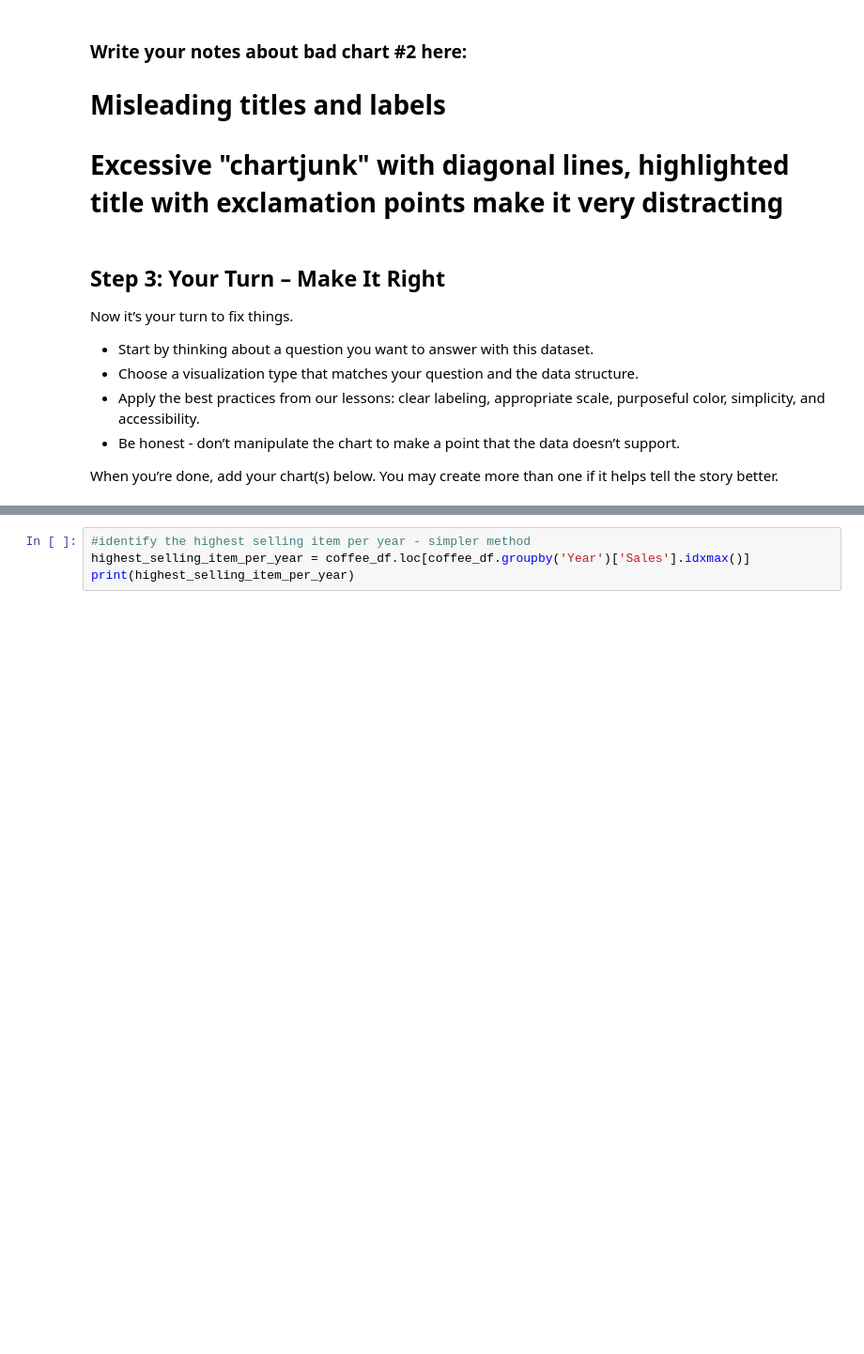
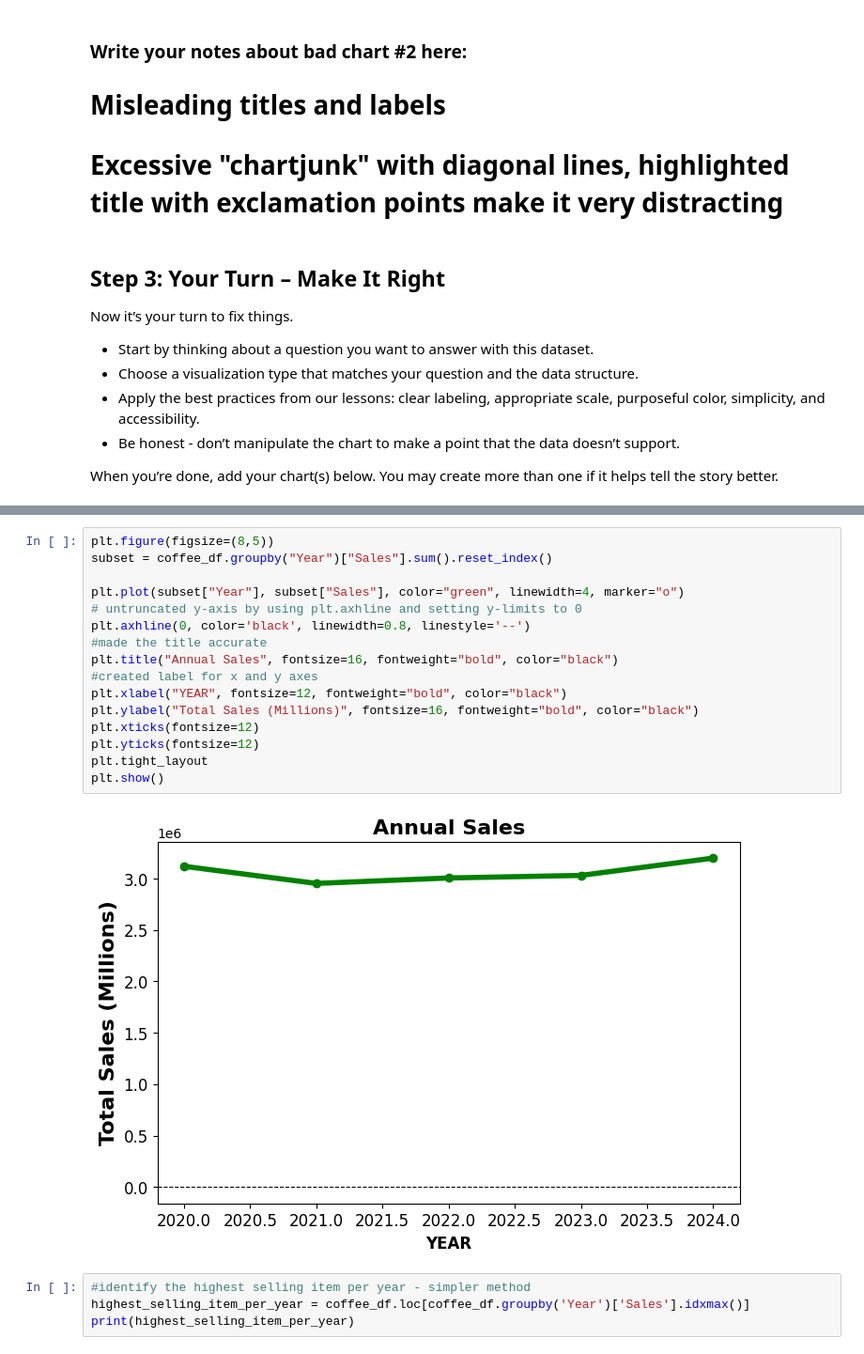
Before and after one commit to ryann1004/DA_M3_DataVizChallenge, a Jupyter notebook: data_viz_ethics_challenge.ipynb, the cells around one changed output, grey strips where cells are left out. Shown at 94% size. Saved outputs shown, nothing was run; the diff lists cells and outputs as text; blank space fills up the shorter version.

```diff
--- a/data_viz_ethics_challenge.ipynb
+++ b/data_viz_ethics_challenge.ipynb
@@ -108,6 +108,24 @@ plt.yticks(fontsize=10, fontweight="bold", color="black")
 plt.show()
 # %% [output]
 [figure]
+# %%
+plt.figure(figsize=(8,5))
+subset = coffee_df.groupby("Year")["Sales"].sum().reset_index()
+
+plt.plot(subset["Year"], subset["Sales"], color="green", linewidth=4, marker="o")
+# untruncated y-axis by using plt.axhline and setting y-limits to 0
+plt.axhline(0, color='black', linewidth=0.8, linestyle='--')
+#made the title accurate
+plt.title("Annual Sales", fontsize=16, fontweight="bold", color="black")
+#created label for x and y axes
+plt.xlabel("YEAR", fontsize=12, fontweight="bold", color="black")
+plt.ylabel("Total Sales (Millions)", fontsize=16, fontweight="bold", color="black")
+plt.xticks(fontsize=12)
+plt.yticks(fontsize=12)
+plt.tight_layout
+plt.show()
+# %% [output]
+[figure, added]
 # %%
 #identify the highest selling item per year - simpler method
 highest_selling_item_per_year = coffee_df.loc[coffee_df.groupby('Year')['Sales'].idxmax()]
```
Also changed, not shown: parts of 2 cells of this notebook.
